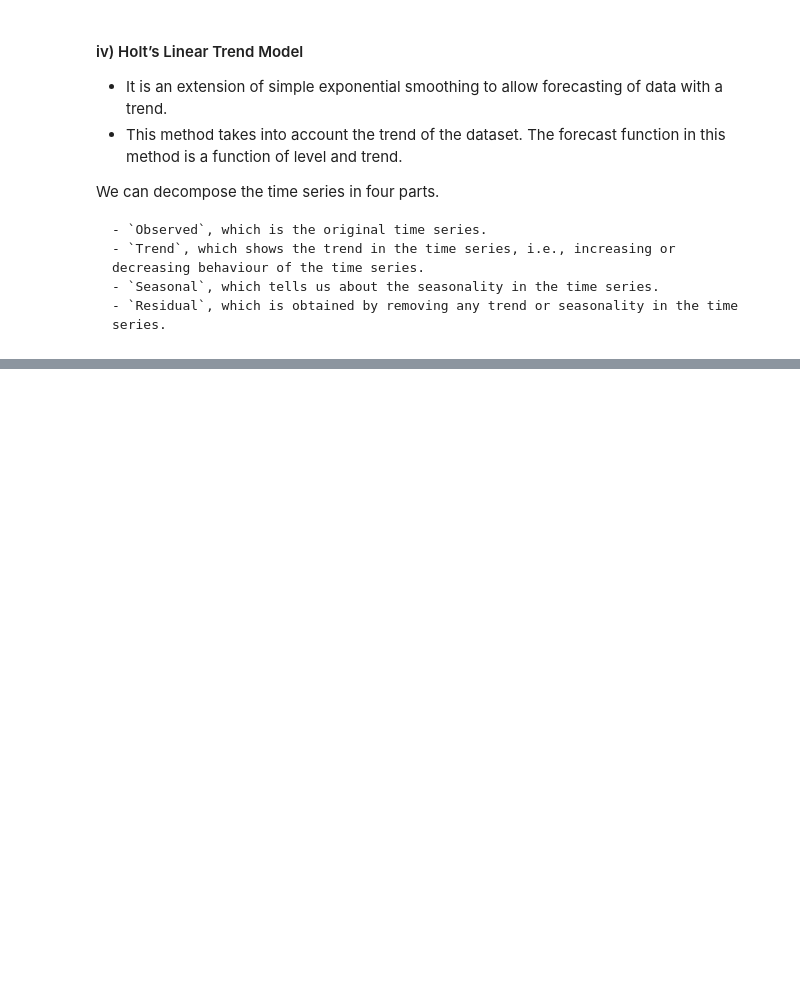
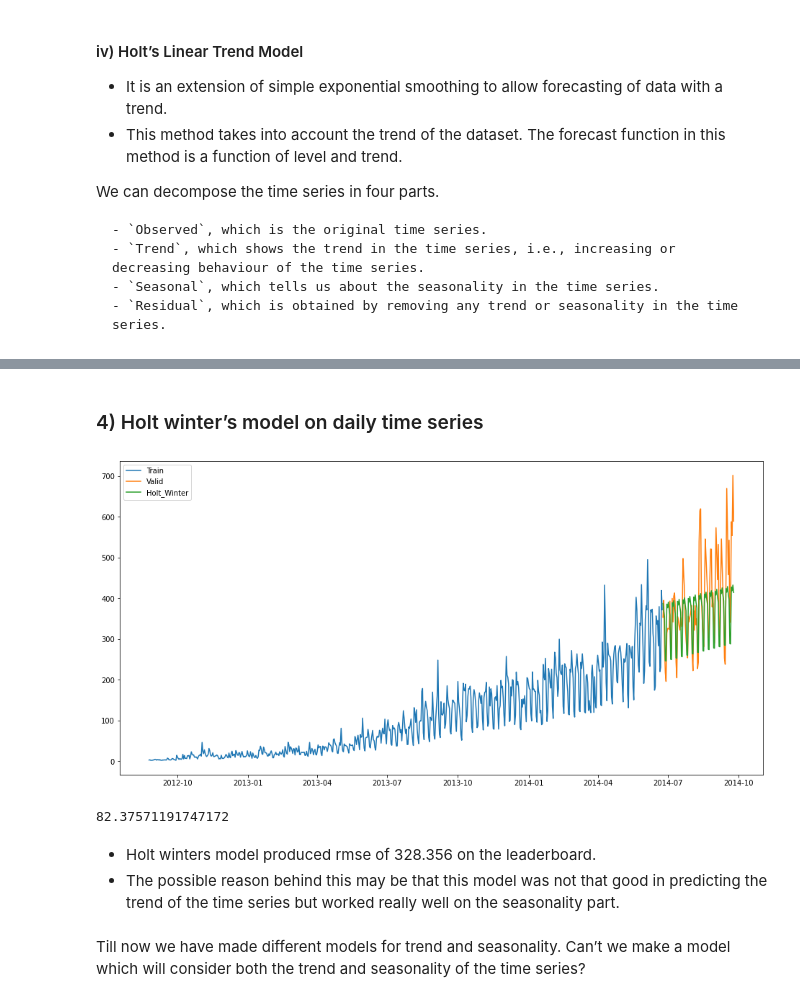
Before and after one commit to robinyUArizona/Time-Series--Projects, a Jupyter notebook: Time Series Forecast/Time Series Forecasting using Python.ipynb, the cells around one changed output, grey strips where cells are left out. Cells and saved outputs as stored; diff of their text form; code cells hidden in the pictures; blank space fills up the shorter version.

```diff
--- a/Time Series Forecast/Time Series Forecasting using Python.ipynb
+++ b/Time Series Forecast/Time Series Forecasting using Python.ipynb
@@ -510,0 +661,19 @@ We can decompose the time series in four parts.
+# %% [markdown]
+### 4) Holt winter’s model on daily time series
+# %%
+y_hat_avg = valid.copy()
+fit1 = ExponentialSmoothing(np.asarray(Train['Count']), seasonal_periods=7 ,trend='add', seasonal='add',).fit()
+y_hat_avg['Holt_Winter'] = fit1.forecast(len(valid))
+plt.figure(figsize=(16,8))
+plt.plot( Train['Count'], label='Train')
+plt.plot(valid['Count'], label='Valid')
+plt.plot(y_hat_avg['Holt_Winter'], label='Holt_Winter')
+plt.legend(loc='best')
+plt.show()
+# %% [output]
+[figure, added]
+# %%
+rms = sqrt(mean_squared_error(valid.Count, y_hat_avg.Holt_Winter))
+print(rms)
+# %% [output]
+82.37571191747172
@@ -510,0 +700,5 @@ We can decompose the time series in four parts.
+# %% [markdown]
+- Holt winters model produced rmse of 328.356 on the leaderboard.
+- The possible reason behind this may be that this model was not that good in predicting the trend of the time series but worked really well on the seasonality part.
+# %% [markdown]
+Till now we have made different models for trend and seasonality. Can’t we make a model which will consider both the trend and seasonality of the time series?
```
Also changed, not shown: parts of 56 cells of this notebook.
